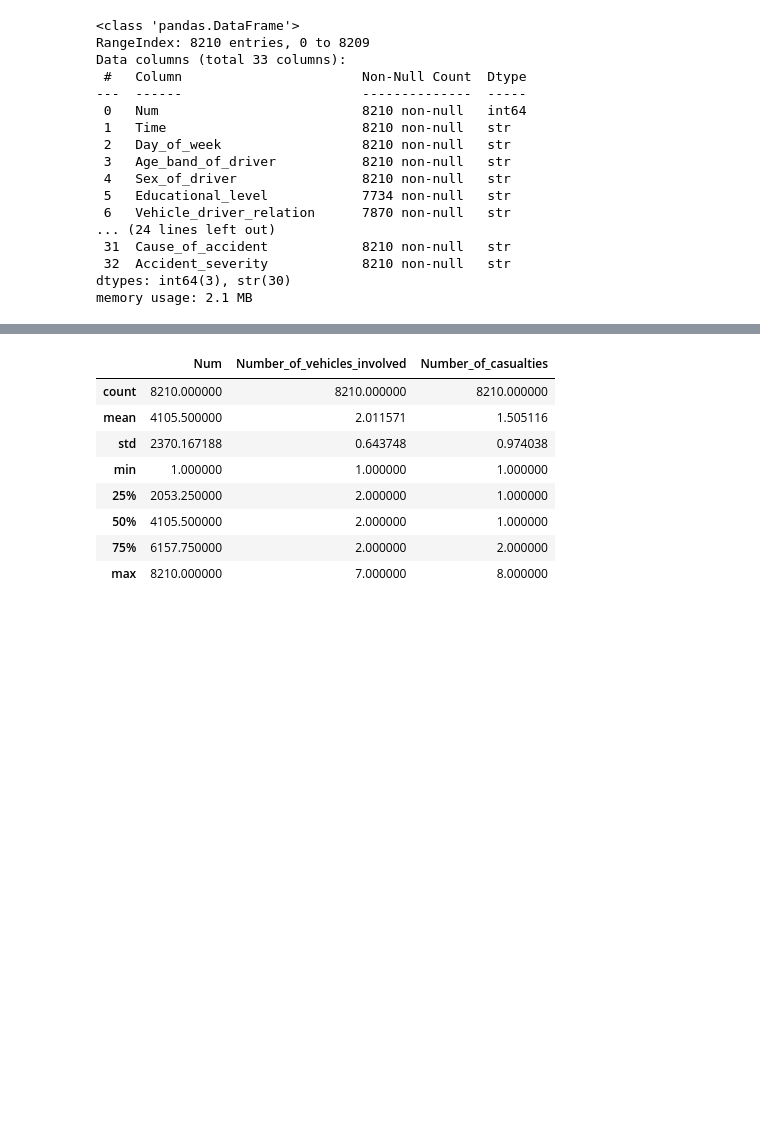
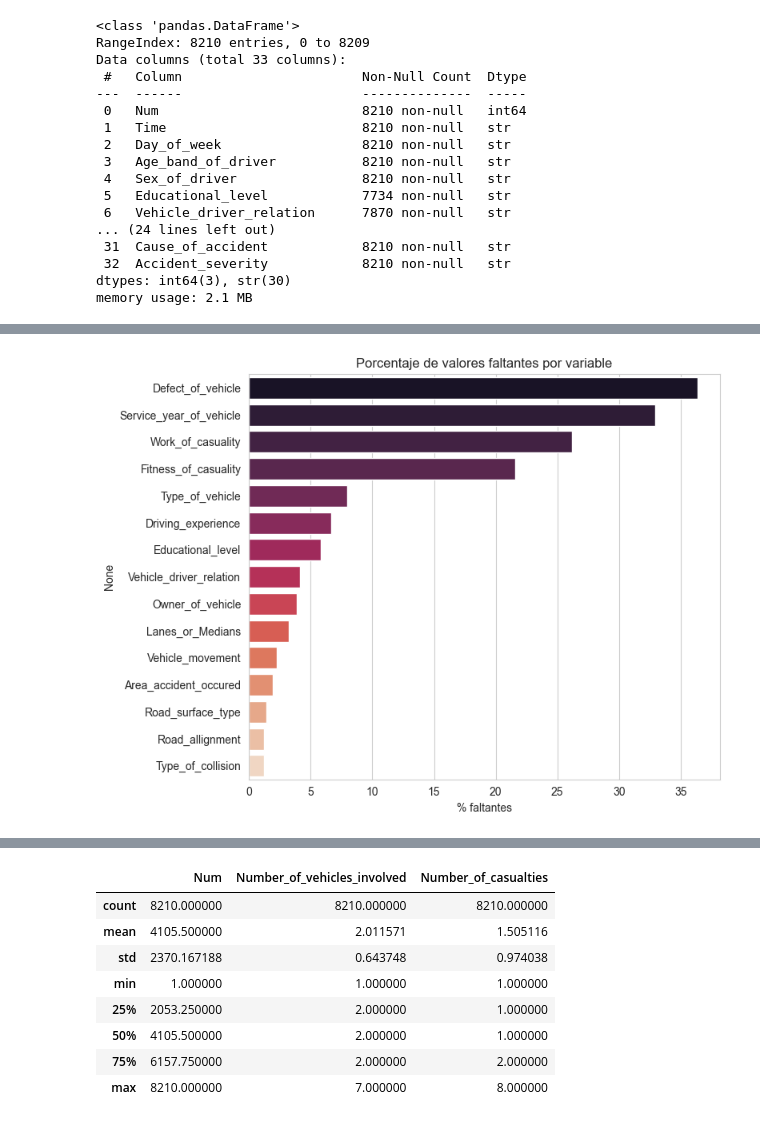
Before and after one commit to CarolinaArboleda/Proyecto_Modelos1, a Jupyter notebook: fase-1/ProyectoModelos.ipynb, the cells around one changed output, grey strips where cells are left out. Cells and saved outputs as stored; diff of their text form; code cells hidden in the pictures; blank space fills up the shorter version.

```diff
--- a/fase-1/ProyectoModelos.ipynb
+++ b/fase-1/ProyectoModelos.ipynb
@@ -78,0 +169,6 @@ dtype: int64
+# %%
+missing = df.isna().sum()
+missing_pct = (df.isna().mean() * 100).round(2)
+missing_df = pd.concat([missing, missing_pct], axis=1, keys=["n_faltantes", "%_faltantes"])
+missing_df = missing_df[missing_df["n_faltantes"] > 0].sort_values("%_faltantes", ascending=False)
+missing_df
@@ -78,0 +192,10 @@ dtype: int64
+# %%
+plt.figure(figsize=(8, 6))
+sns.barplot(x=missing_df["%_faltantes"], y=missing_df.index, hue=missing_df.index,
+            palette="rocket", legend=False)
+plt.title("Porcentaje de valores faltantes por variable")
+plt.xlabel("% faltantes")
+plt.tight_layout()
+plt.show()
+# %% [output]
+[figure, added]
```
Also changed, not shown: parts of 40 cells of this notebook.
